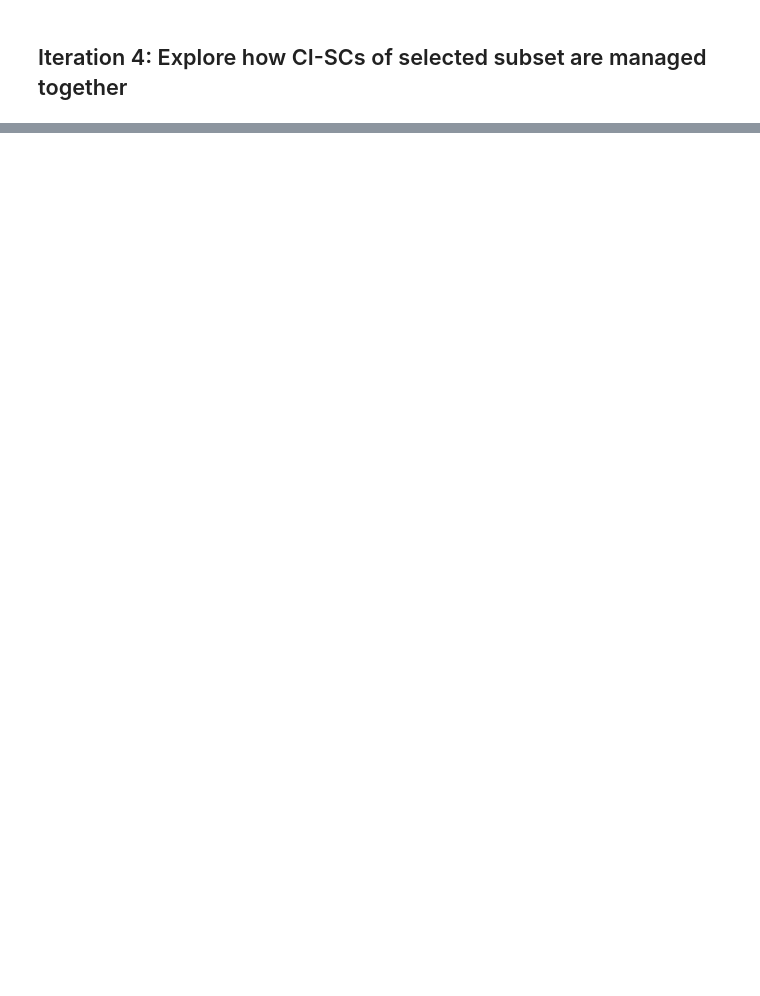
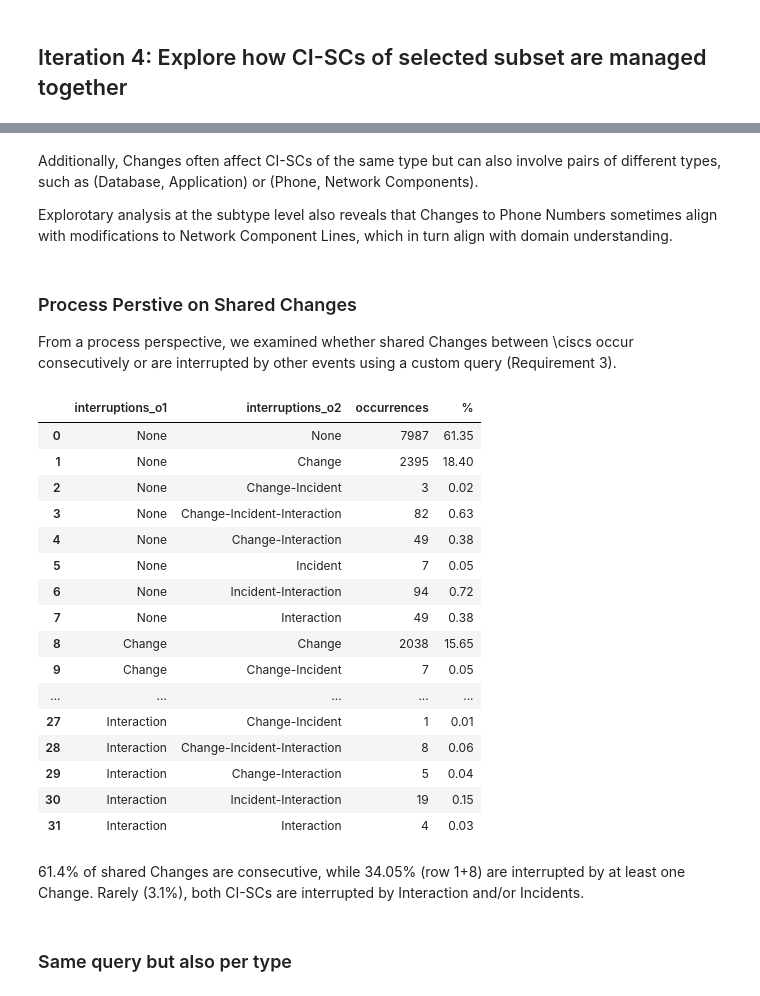
Before and after one commit to Ava-S/EKG_BPIC2014_Notebook, a Jupyter notebook: 3_analysis.ipynb, the cells around one changed output, grey strips where cells are left out. Drawn from its saved outputs; the diff is of its cells as text; code cells hidden in the pictures; blank space fills up the shorter version.

Commit message:
Finish analysis

```diff
--- a/3_analysis.ipynb
+++ b/3_analysis.ipynb
@@ -828,3 +847,10 @@ Todo: add comments
+# %% [markdown]
+Additionally, Changes often affect CI-SCs of the same type but can also involve pairs of different types, such as (Database, Application) or (Phone, Network Components).
+
+Explorotary analysis at the subtype level also reveals that Changes to Phone Numbers sometimes align with modifications to Network Component Lines, which in turn align with domain understanding.
+# %% [markdown]
+### Process Perstive on Shared Changes
+From a process perspective, we examined whether shared Changes between \ciscs occur consecutively or are interrupted by other events using a custom query (Requirement 3).
 # %%
 def get_ci_scs_in_sync(db_connection):
     query = '''
@@ -898,3 +922,28 @@ CALL (o2, e, f){
 # %%
 result = get_ci_scs_in_sync(db_connection)
 result = result.reset_index()
+# %%
+result
+# %% [output]
+|  | interruptions_o1 | interruptions_o2 | occurrences | % |
+| 0 | None | None | 7987 | 61.35 |
+| 1 | None | Change | 2395 | 18.40 |
+| 2 | None | Change-Incident | 3 | 0.02 |
+| 3 | None | Change-Incident-Interaction | 82 | 0.63 |
+| 4 | None | Change-Interaction | 49 | 0.38 |
+| 5 | None | Incident | 7 | 0.05 |
+| 6 | None | Incident-Interaction | 94 | 0.72 |
+| 7 | None | Interaction | 49 | 0.38 |
+| 8 | Change | Change | 2038 | 15.65 |
+| 9 | Change | Change-Incident | 7 | 0.05 |
+| ... | ... | ... | ... | ... |
+| 27 | Interaction | Change-Incident | 1 | 0.01 |
+| 28 | Interaction | Change-Incident-Interaction | 8 | 0.06 |
+| 29 | Interaction | Change-Interaction | 5 | 0.04 |
+| 30 | Interaction | Incident-Interaction | 19 | 0.15 |
+| 31 | Interaction | Interaction | 4 | 0.03 |
+# %% [markdown]
+61.4% of shared Changes are consecutive, while 34.05% (row 1+8) are interrupted by at least one Change.
+Rarely (3.1%), both CI-SCs are interrupted by Interaction and/or Incidents.
+# %% [markdown]
+### Same query but also per type
```
Also changed, not shown: parts of 87 cells of this notebook.
